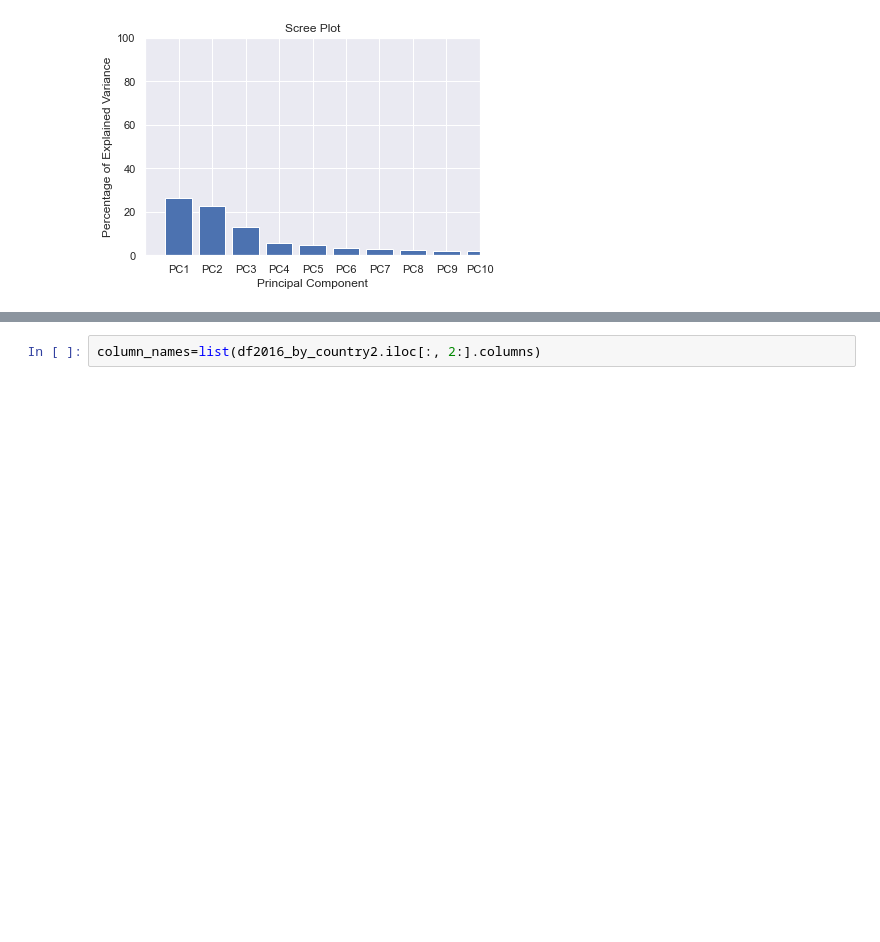
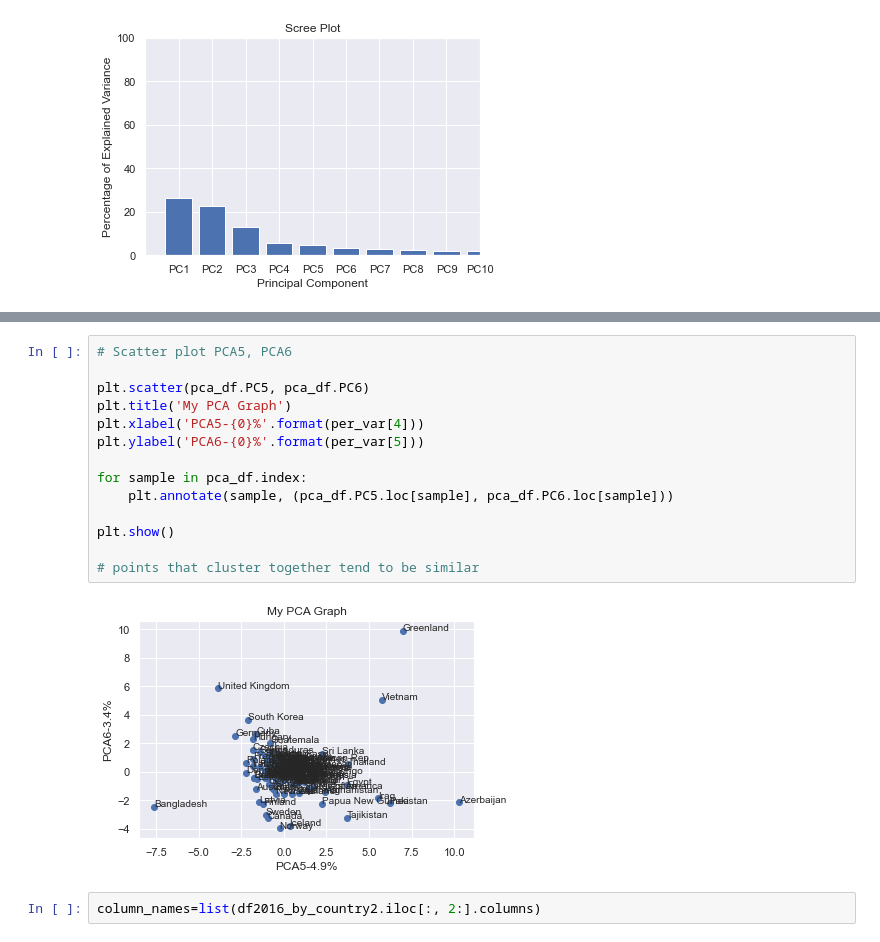
Before and after one commit to liliskov/Modern-Data-Analytics, a Jupyter notebook: Water Security_PCA_NaNremoved.ipynb, the cells around one changed output, grey strips where cells are left out. Saved outputs shown, nothing was run; the diff lists cells and outputs as text; blank space fills up the shorter version.

```diff
--- a/Water Security_PCA_NaNremoved.ipynb
+++ b/Water Security_PCA_NaNremoved.ipynb
@@ -824,3 +847,19 @@ plt.show()
+# %%
+# Scatter plot PCA5, PCA6
+
+plt.scatter(pca_df.PC5, pca_df.PC6)
+plt.title('My PCA Graph')
+plt.xlabel('PCA5-{0}%'.format(per_var[4]))
+plt.ylabel('PCA6-{0}%'.format(per_var[5]))
+
+for sample in pca_df.index:
+    plt.annotate(sample, (pca_df.PC5.loc[sample], pca_df.PC6.loc[sample]))
+
+plt.show()
+
+# points that cluster together tend to be similar
+# %% [output]
+[figure, added]
 # %%
 column_names=list(df2016_by_country2.iloc[:, 2:].columns)
 # %%
```
Also changed, not shown: parts of 28 cells of this notebook.
